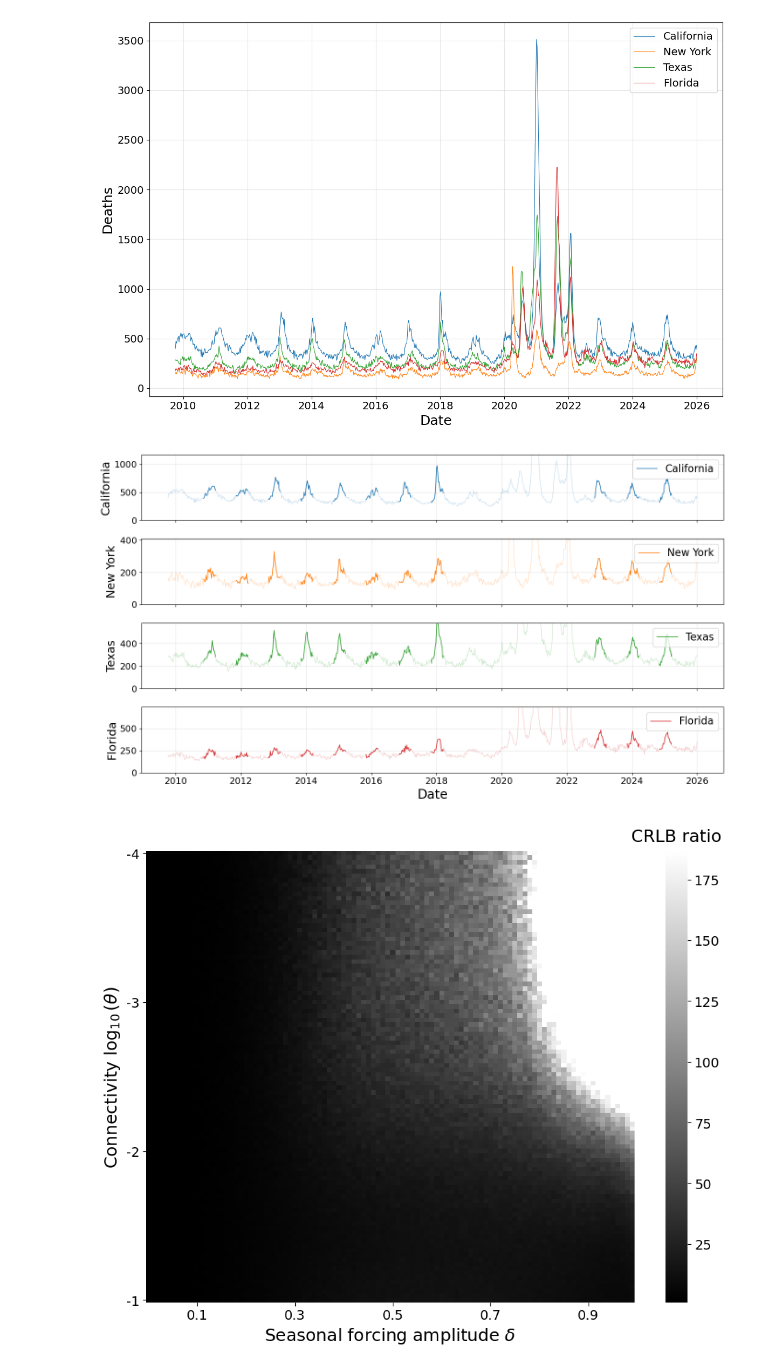
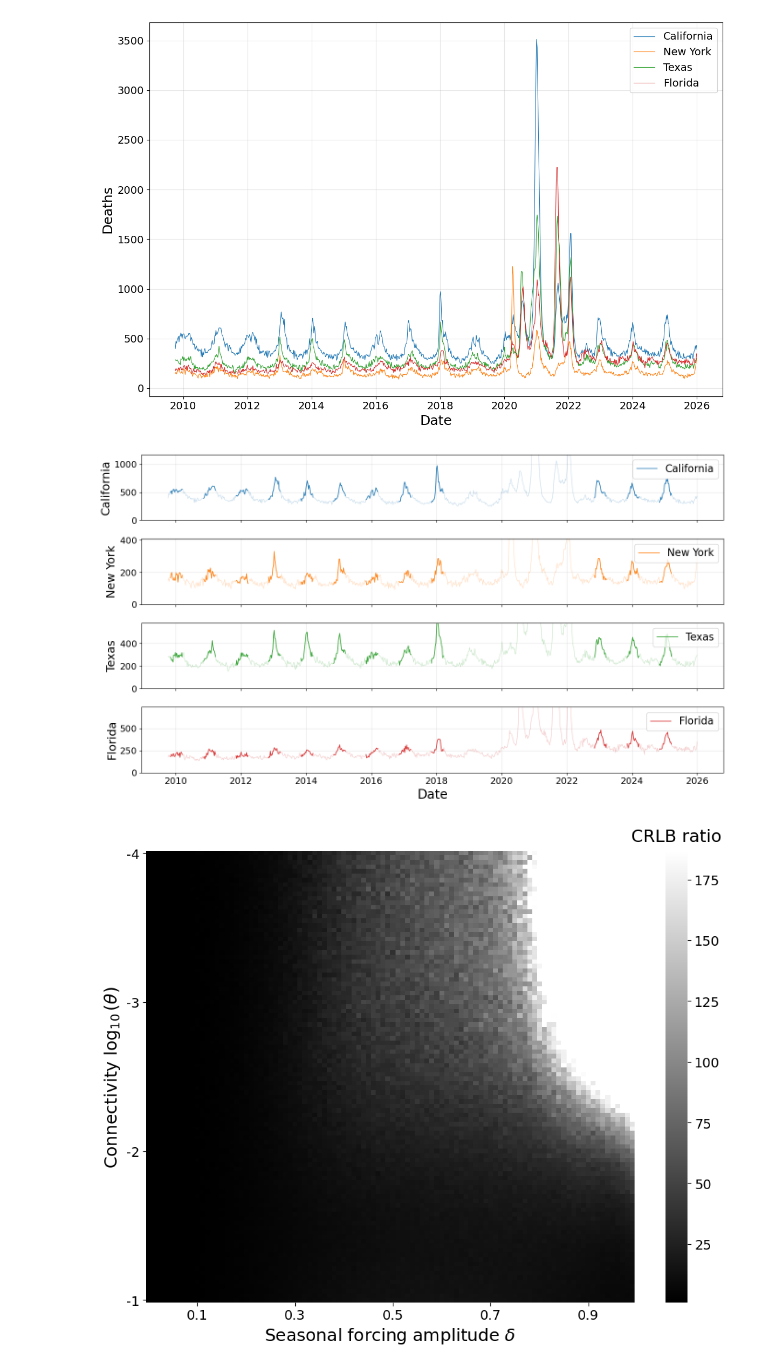
Before and after one commit to yairdaon/contacts, a Jupyter notebook: visualization_notebook.ipynb, the cells around one changed output. Drawn from its saved outputs; the diff is of its cells as text; code cells hidden in the pictures.

```diff
--- a/visualization_notebook.ipynb
+++ b/visualization_notebook.ipynb
@@ -185,7 +185,7 @@ from src.helpers import crlb4std
 threshold = norm.isf(0.05)
 
 AKHI = ["AK", "HI", 'AZ']
-res = pd.concat([pd.read_csv(f) for f in glob('outputs/states/*.csv')], ignore_index=True).query("state1 not in @AKHI and state2 not in @AKHI and season > 2011")
+res = pd.concat([pd.read_csv(f) for f in glob('outputs/states/*.csv')], ignore_index=True).query("state1 not in @AKHI and state2 not in @AKHI")
 
 # Aggregate CRLB across seasons per pair
 pairs = []
@@ -267,7 +267,7 @@ from src.helpers import crlb4std
 from src.data_loader import estimate_phase
 
 AKHI = ["AK", "HI" , "AZ"]
-res = pd.concat([pd.read_csv(f) for f in glob('outputs/states/*.csv')], ignore_index=True).query("state1 not in @AKHI and state2 not in @AKHI and season > 2011")
+res = pd.concat([pd.read_csv(f) for f in glob('outputs/states/*.csv')], ignore_index=True).query("state1 not in @AKHI and state2 not in @AKHI")
 
 # Aggregate per pair
 pairs = []
@@ -519,41 +519,41 @@ from src.flu import Mortality as flu
 df = pd.read_csv("data/pni_mortality/deaths.csv", parse_dates=["date"])
 states = ["California", "New York", "Texas", "Florida"]
 colors = {"California": "C0", "New York": "C1", "Texas": "C2", "Florida": "C3"}
-seasons = list(range(2011, 2019)) + [2023, 2024, 2025]
+seasons = list(range(2010, 2019)) + [2023, 2024, 2025]
 n_weeks = flu.n_weeks
 
 fig, axes = plt.subplots(4, 1, figsize=(14, 8), sharex=True)
 
 for ax, state in zip(axes, states):
     dd = df[df["state"] == state].sort_values("date")
     c = colors[state]
 
     # Full time series: light, transparent
     ax.plot(dd["date"], dd["deaths"], color=c, linewidth=0.8, alpha=0.25)
 
     # Flu seasons: dark, opaque
     for s_idx, season in enumerate(seasons):
         start = pd.Timestamp(year=season - 1, month=11, day=1)
         end = start + pd.Timedelta(weeks=n_weeks)
         mask = (dd["date"] >= start) & (dd["date"] < end)
         ss = dd[mask]
         if not ss.empty:
             ax.plot(ss["date"], ss["deaths"], color=c, linewidth=1.2, alpha=0.9,
                     label=state if s_idx == 0 else None)
 
     ax.set_ylim(0, dd["deaths"].max() / 3)
     ax.set_ylabel(state, fontsize=18)
     ax.legend(loc='upper right', fontsize=16)
     ax.tick_params(axis='both', labelsize=14)
     ax.grid(True, alpha=0.3)
 
 axes[-1].set_xlabel("Date", fontsize=20)
 plt.tight_layout()
 plt.savefig("pix/seasons_highlighted.png", dpi=150, bbox_inches='tight')
 plt.savefig("pix/seasons_highlighted.pdf", bbox_inches='tight')
 plt.show()
 # %% [output]
-[figure, old version]
+[figure, new version]
 # %%
 # ============================================================
 # Figure 11 — CRLB ratio heatmap (sync / async) over (theta, delta),
```
Also changed, not shown: parts of 4 cells of this notebook, 5 other files.
